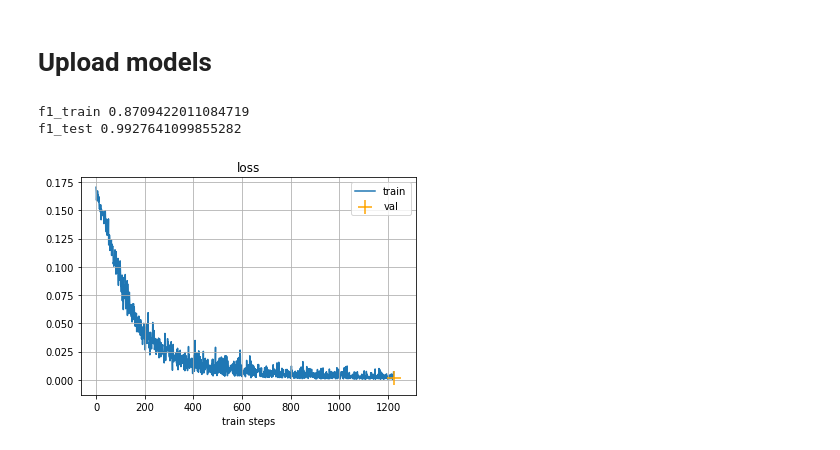
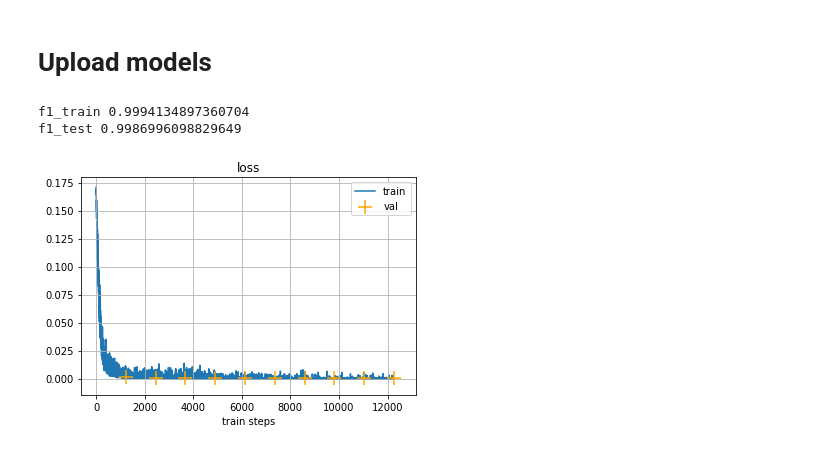
Before and after one commit to Cherry-pashka/SignClass, a Jupyter notebook: pipeline/solution.ipynb, the cells around one changed output. Drawn from its saved outputs; the diff is of its cells as text; code cells hidden in the pictures.

```diff
--- a/pipeline/solution.ipynb
+++ b/pipeline/solution.ipynb
@@ -58,8 +65,8 @@ loss_fn = nn.CrossEntropyLoss()
 opt = torch.optim.Adam(model.parameters(), lr)
 shed = torch.optim.lr_scheduler.StepLR(opt, 4)
 # %%
-train(model, loss_fn, opt, train_loader, val_loader, 1, device, '../checkpoints/conda_dense.ckpt' ,shed)
+train(model, loss_fn, opt, train_loader, val_loader, 10, device, '../checkpoints/conda_dense.ckpt' ,shed)
 # %% [output]
-f1_train 0.8709422011084719
-f1_test 0.9927641099855282
+f1_train 0.9994134897360704
+f1_test 0.9986996098829649
-[figure, old version]
+[figure, new version]
```
Also changed, not shown: parts of 8 cells of this notebook, 4 other files.
